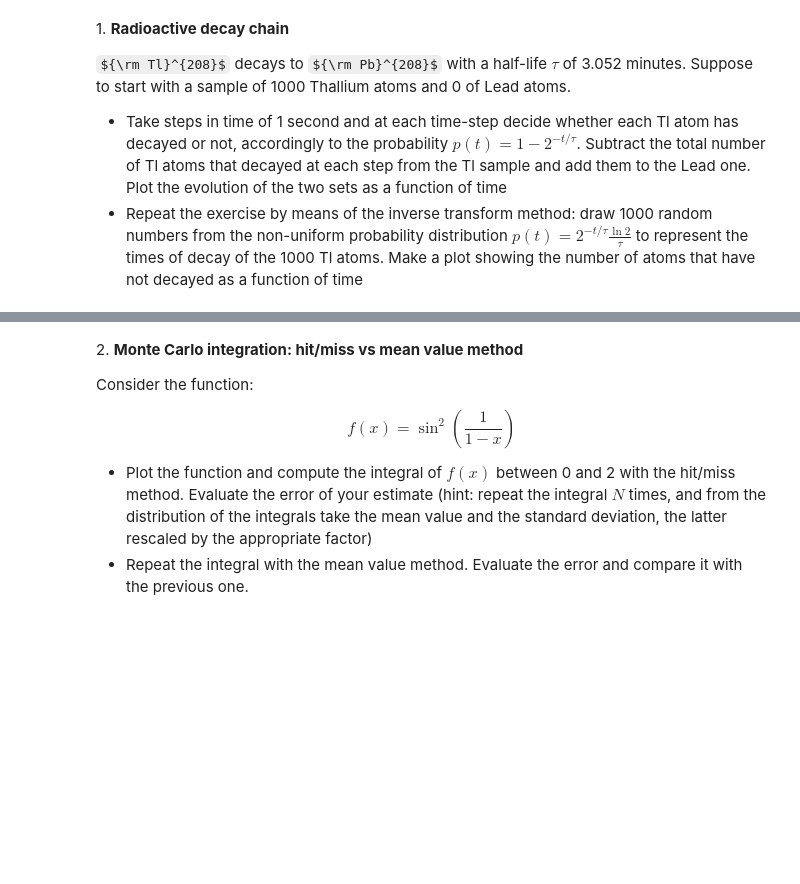
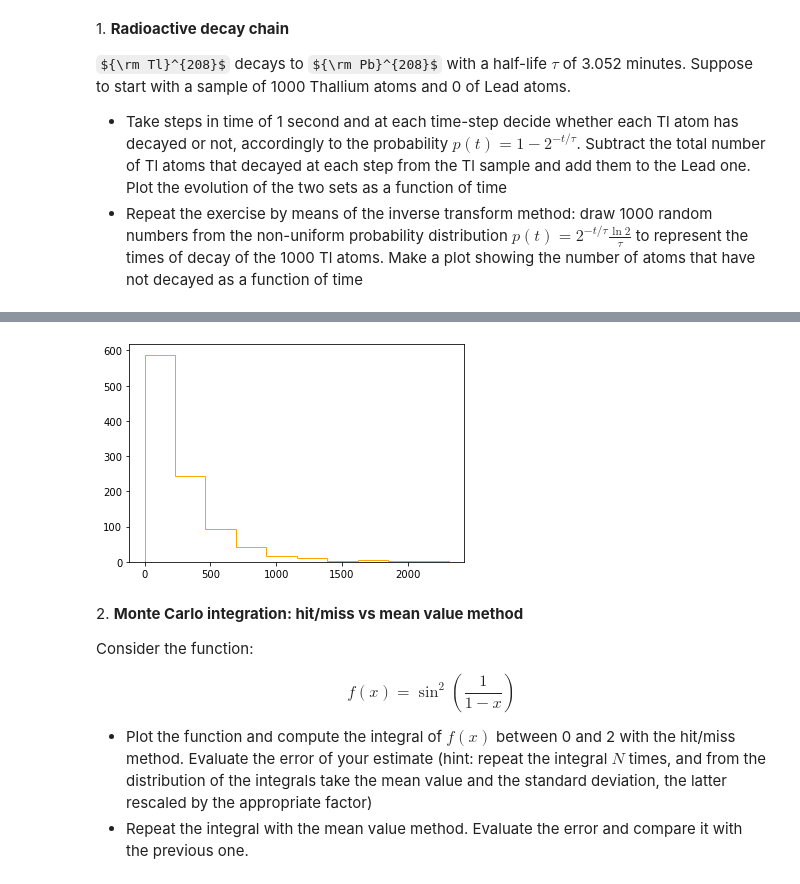
Before and after one commit to shalinimada/ScientificComputingWithPython2022, a Jupyter notebook: 11ex_montecarlo.ipynb, the cells around one changed output, grey strips where cells are left out. Cells and saved outputs as stored; diff of their text form; code cells hidden in the pictures; some formulas as TeX source; blank space fills up the shorter version.

```diff
--- a/11ex_montecarlo.ipynb
+++ b/11ex_montecarlo.ipynb
@@ -8,3 +47,18 @@ ${\rm Tl}^{208}$ decays to ${\rm Pb}^{208}$ with a half-life $\tau$ of 3.052 min
+# %%
+# Repeat the exercise by means of the inverse transform method:
+# Draw 1000 random numbers from the non-uniform probability distribution
+def new_pt(t): # doing the inverse of the first function p(t) will result in this new_pt function
+    return (-tau * np.log2(1-t))
+
+#print("The non-uniform probability distribution function p(t) is:",new_pt(2))
+# draw 1000 random numbers from the non-uniform probability distribution
+rand_n = np.random.random(1000)
+times_of_decay = new_pt(rand_n) # draw 1000 random numbers
+plt.hist(times_of_decay, histtype='step',color="orange")
+plt.show()
+#from the plot we can see the no. of atoms that have not decayed as a function of time
+# %% [output]
+[figure, added]
 # %% [markdown]
 2\. **Monte Carlo integration: hit/miss vs mean value method**
 
```
Also changed, not shown: parts of 7 cells of this notebook.
